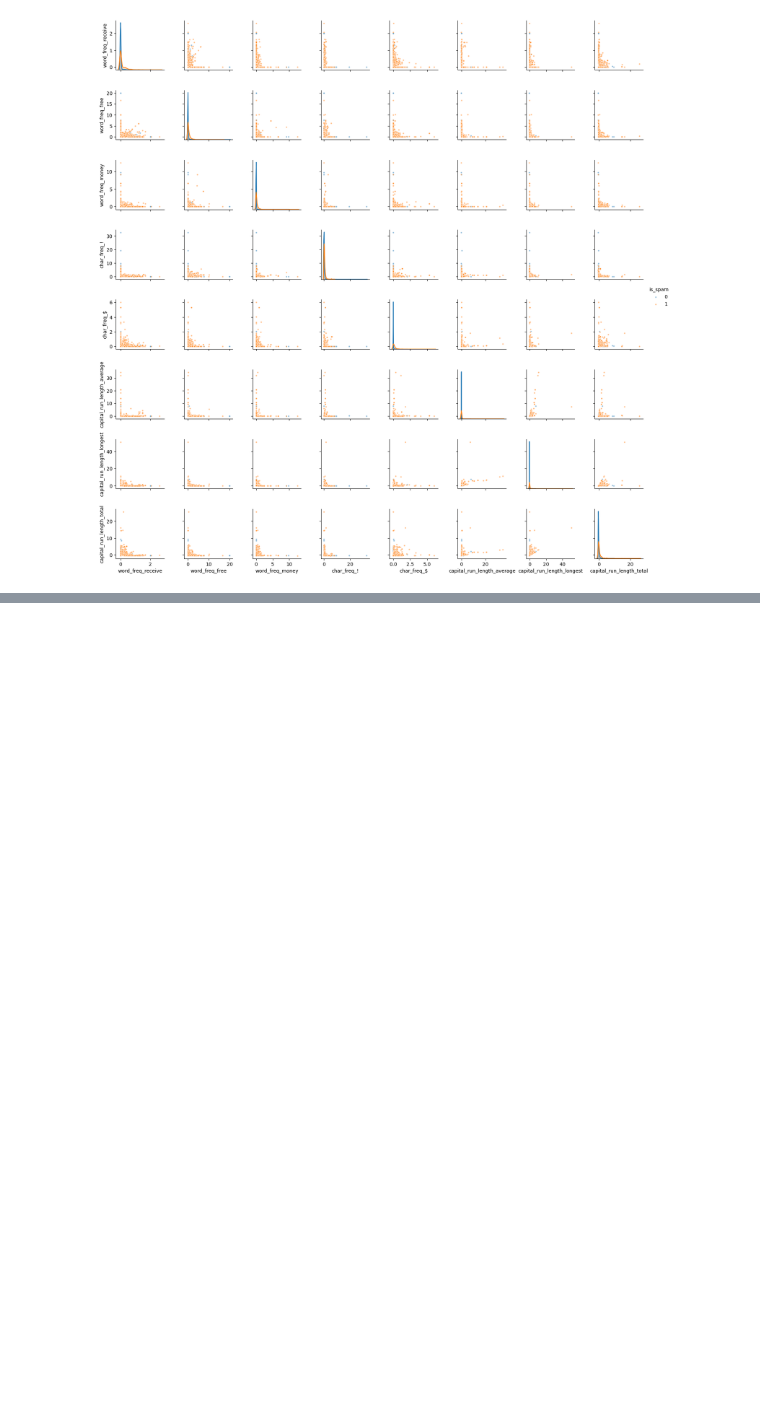
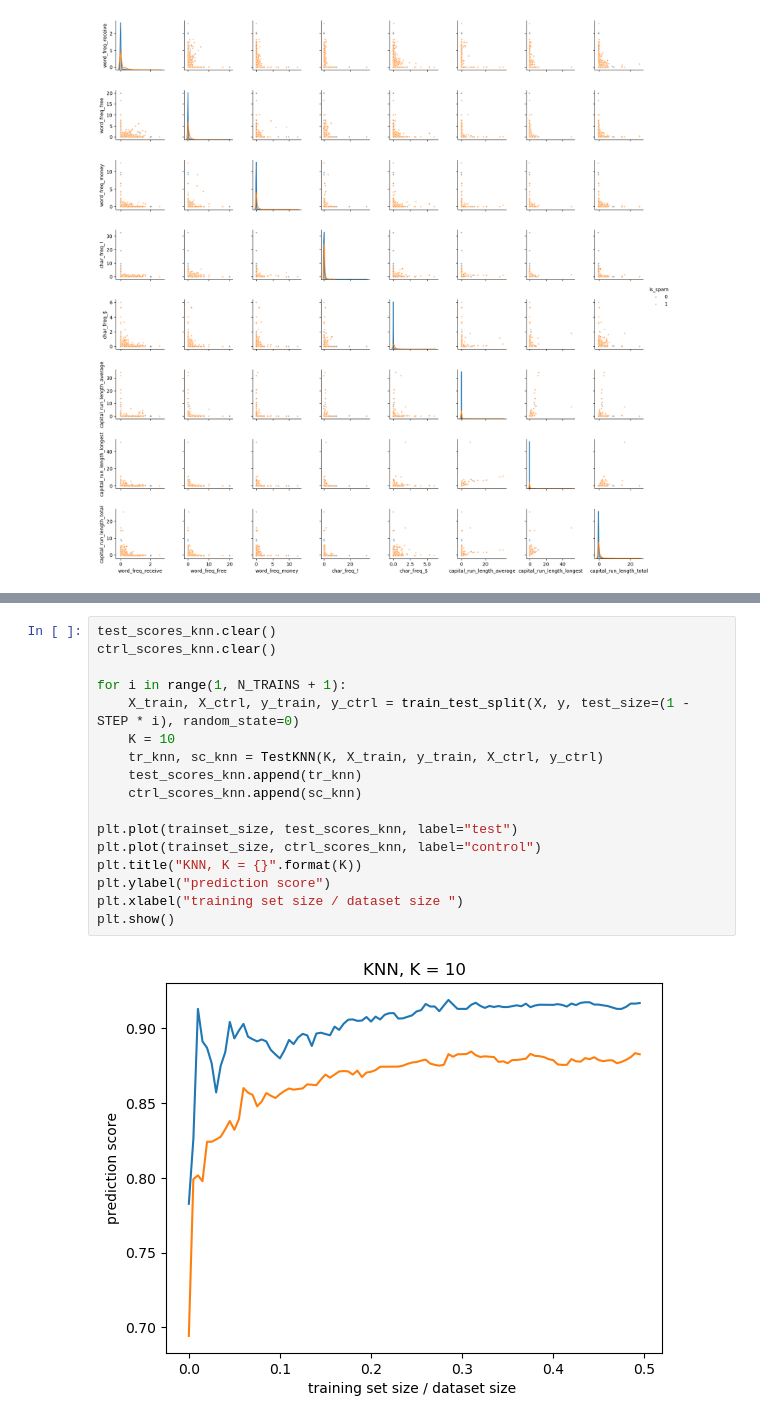
Before and after one commit to dkofanov/ml, a Jupyter notebook: sol.ipynb, the cells around one changed output, grey strips where cells are left out. Cells and saved outputs as stored; diff of their text form; blank space fills up the shorter version.

```diff
--- a/sol.ipynb
+++ b/sol.ipynb
@@ -182,0 +217,19 @@ plt.show()
+# %%
+test_scores_knn.clear()
+ctrl_scores_knn.clear()
+
+for i in range(1, N_TRAINS + 1):
+    X_train, X_ctrl, y_train, y_ctrl = train_test_split(X, y, test_size=(1 - STEP * i), random_state=0)
+    K = 10
+    tr_knn, sc_knn = TestKNN(K, X_train, y_train, X_ctrl, y_ctrl)
+    test_scores_knn.append(tr_knn)
+    ctrl_scores_knn.append(sc_knn)
+
+plt.plot(trainset_size, test_scores_knn, label="test")
+plt.plot(trainset_size, ctrl_scores_knn, label="control")
+plt.title("KNN, K = {}".format(K))
+plt.ylabel("prediction score")
+plt.xlabel("training set size / dataset size ")
+plt.show()
+# %% [output]
+[figure, added]
```
Also changed, not shown: parts of 11 cells of this notebook.
